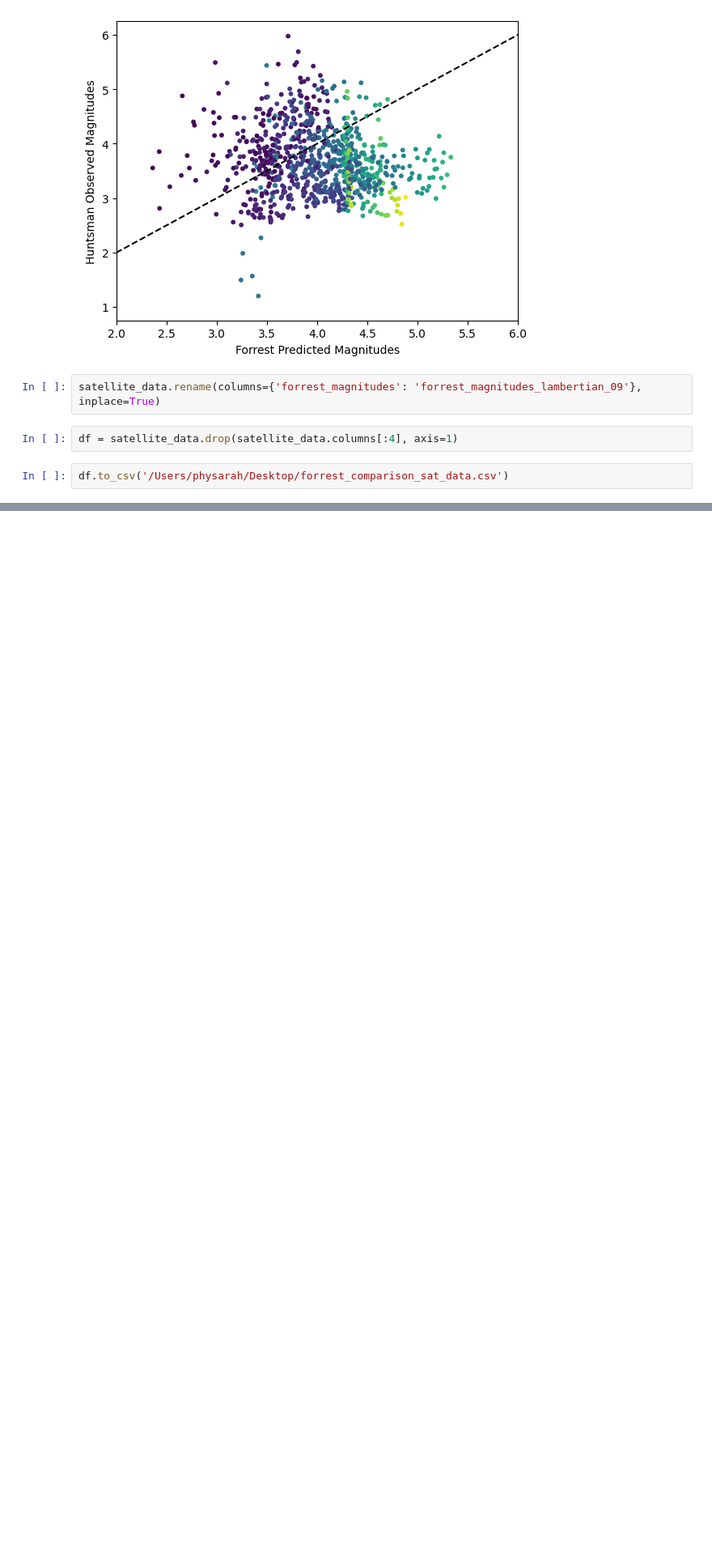
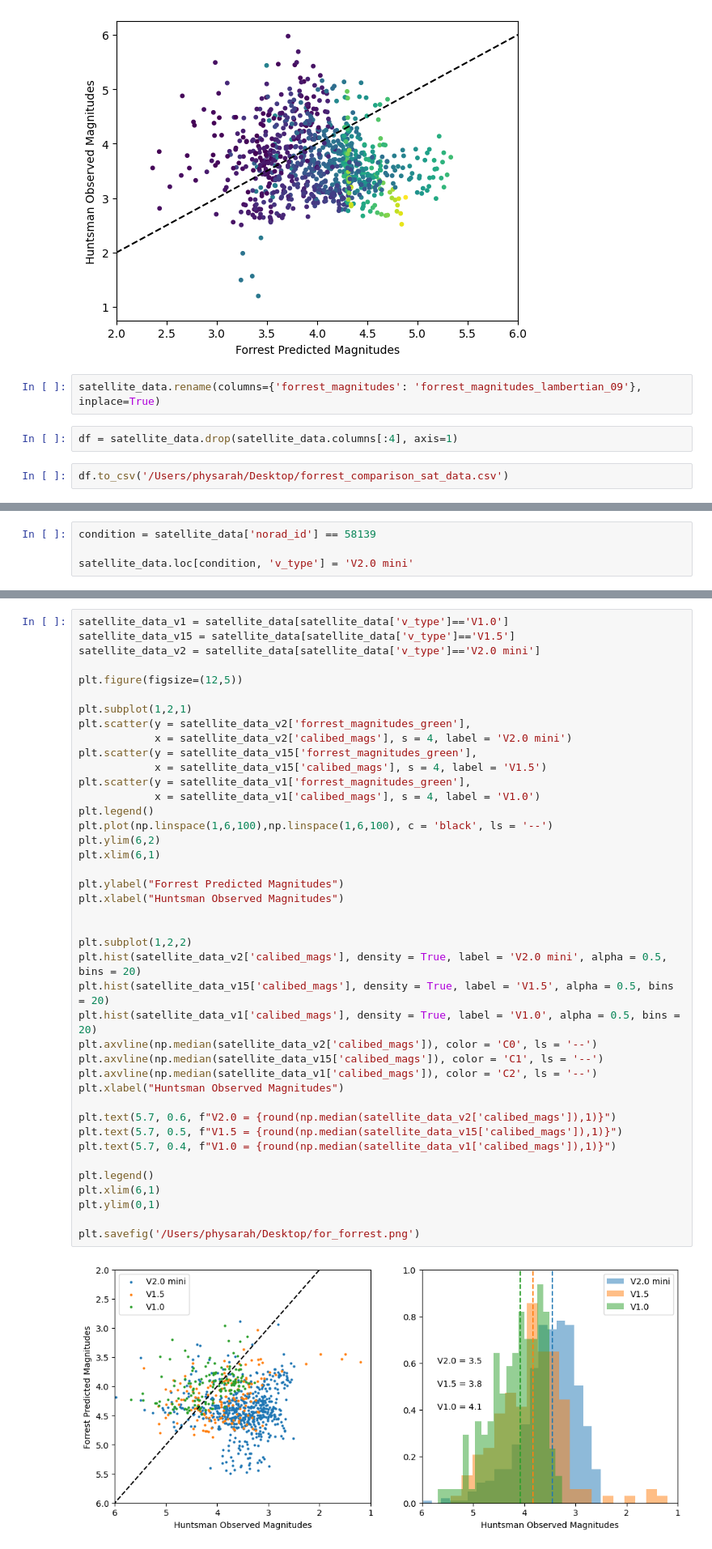
Before and after one commit to Physarah/satellite-optical-brightness, a Jupyter notebook: daytime/pass_prediction/predict_all.ipynb, the cells around one changed output, grey strips where cells are left out. Shown at 81% size. Cells and saved outputs as stored; diff of their text form; blank space fills up the shorter version.

```diff
--- a/daytime/pass_prediction/predict_all.ipynb
+++ b/daytime/pass_prediction/predict_all.ipynb
@@ -261,0 +440,4 @@ df.to_csv('/Users/physarah/Desktop/forrest_comparison_sat_data.csv')
+# %%
+condition = satellite_data['norad_id'] == 58139
+
+satellite_data.loc[condition, 'v_type'] = 'V2.0 mini'
@@ -261,0 +462,43 @@ df.to_csv('/Users/physarah/Desktop/forrest_comparison_sat_data.csv')
+# %%
+satellite_data_v1 = satellite_data[satellite_data['v_type']=='V1.0']
+satellite_data_v15 = satellite_data[satellite_data['v_type']=='V1.5']
+satellite_data_v2 = satellite_data[satellite_data['v_type']=='V2.0 mini']
+
+plt.figure(figsize=(12,5))
+
+plt.subplot(1,2,1)
+plt.scatter(y = satellite_data_v2['forrest_magnitudes_green'],
+            x = satellite_data_v2['calibed_mags'], s = 4, label = 'V2.0 mini')
+plt.scatter(y = satellite_data_v15['forrest_magnitudes_green'],
+            x = satellite_data_v15['calibed_mags'], s = 4, label = 'V1.5')
+plt.scatter(y = satellite_data_v1['forrest_magnitudes_green'],
+            x = satellite_data_v1['calibed_mags'], s = 4, label = 'V1.0')
+plt.legend()
+plt.plot(np.linspace(1,6,100),np.linspace(1,6,100), c = 'black', ls = '--')
+plt.ylim(6,2)
+plt.xlim(6,1)
+
+plt.ylabel("Forrest Predicted Magnitudes")
+plt.xlabel("Huntsman Observed Magnitudes")
+
+
+plt.subplot(1,2,2)
+plt.hist(satellite_data_v2['calibed_mags'], density = True, label = 'V2.0 mini', alpha = 0.5, bins = 20)
+plt.hist(satellite_data_v15['calibed_mags'], density = True, label = 'V1.5', alpha = 0.5, bins = 20)
+plt.hist(satellite_data_v1['calibed_mags'], density = True, label = 'V1.0', alpha = 0.5, bins = 20)
+plt.axvline(np.median(satellite_data_v2['calibed_mags']), color = 'C0', ls = '--')
+plt.axvline(np.median(satellite_data_v15['calibed_mags']), color = 'C1', ls = '--')
+plt.axvline(np.median(satellite_data_v1['calibed_mags']), color = 'C2', ls = '--')
+plt.xlabel("Huntsman Observed Magnitudes")
+
+plt.text(5.7, 0.6, f"V2.0 = {round(np.median(satellite_data_v2['calibed_mags']),1)}")
+plt.text(5.7, 0.5, f"V1.5 = {round(np.median(satellite_data_v15['calibed_mags']),1)}")
+plt.text(5.7, 0.4, f"V1.0 = {round(np.median(satellite_data_v1['calibed_mags']),1)}")
+
+plt.legend()
+plt.xlim(6,1)
+plt.ylim(0,1)
+
+plt.savefig('/Users/physarah/Desktop/for_forrest.png')
+# %% [output]
+[figure, added]
```
Also changed, not shown: parts of 14 cells of this notebook, 7 other files.
